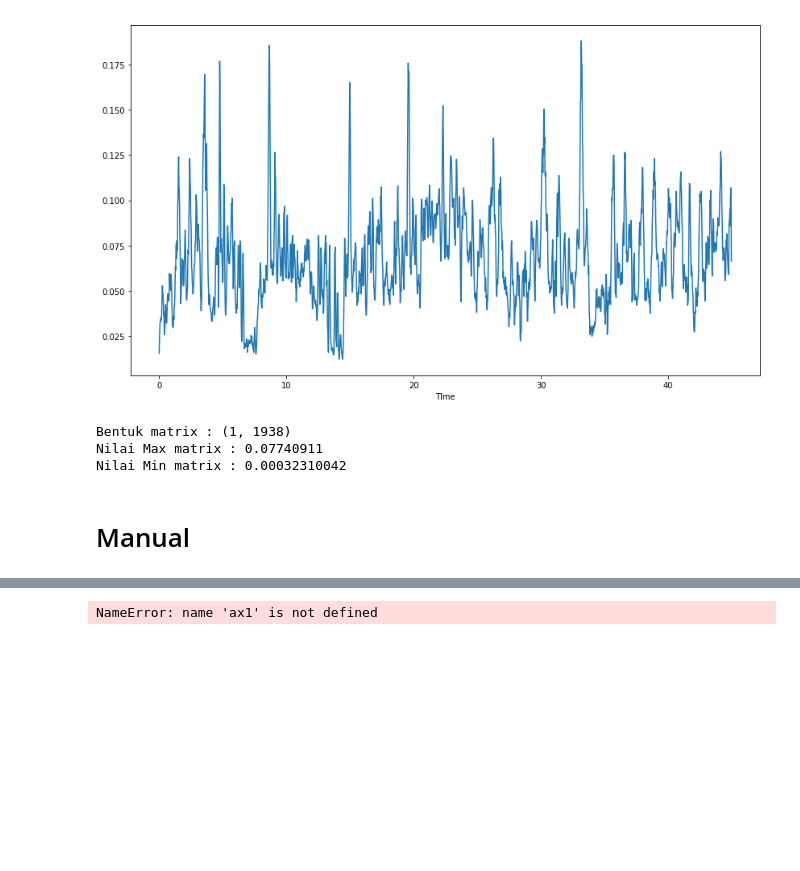
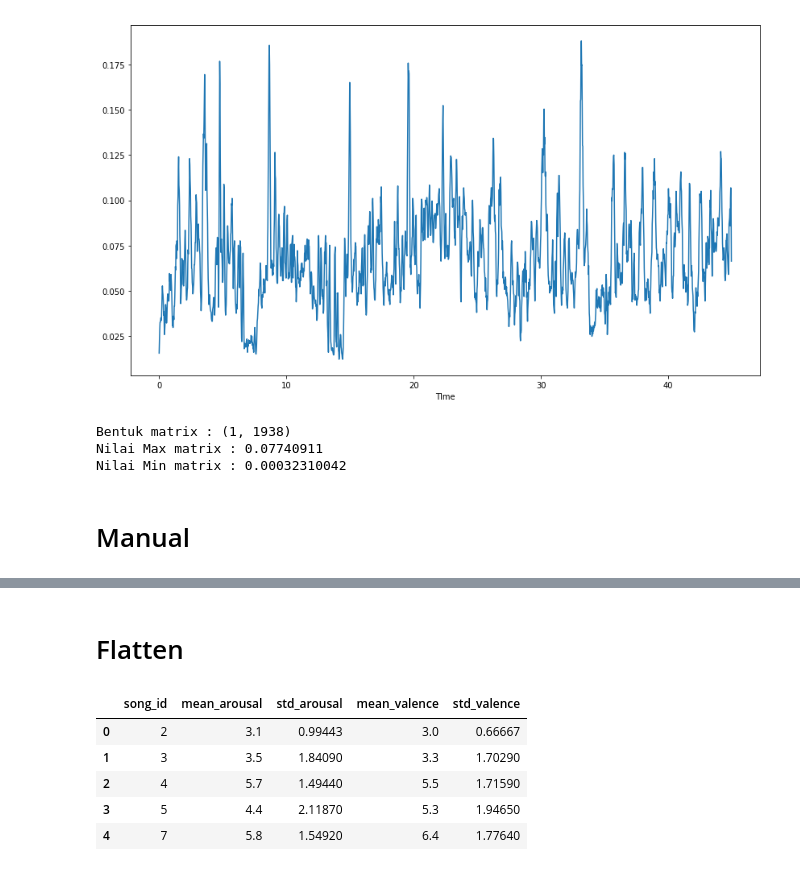
Before and after one commit to TegarSU/AsikYesAjigile, a Jupyter notebook: TryFeature.ipynb, the cells around one changed output, grey strips where cells are left out. Drawn from its saved outputs; the diff is of its cells as text; code cells hidden in the pictures; blank space fills up the shorter version.

```diff
--- a/TryFeature.ipynb
+++ b/TryFeature.ipynb
@@ -342,8 +323,24 @@ filter_banks = 20 * numpy.log10(filter_banks)  # dB
 # %%
-plt.figure(figsize=(14, 8))
+# plt.figure(figsize=(14, 8))
 
-# plt.ylabel('Hz')
-# plt.xlabel('TIme')
-specgram(filter_banks)
+# # plt.ylabel('Hz')
+# # plt.xlabel('TIme')
+# specgram(filter_banks)
-# %% [output]
-NameError: name 'ax1' is not defined
+# %% [markdown]
+# Flatten
+# %%
+anno = pd.read_csv(path_info + "/static_annotations.csv")
+anno_id = anno["song_id"]
+anno_a = anno["mean_arousal"]
+# # print(anno_id.to_string(index=False))
+# # # print("\n")
+# # print(anno_a.to_string(index=False))
+# # # anno_id
+anno.head()
+# %% [output]
+|  | song_id | mean_arousal | std_arousal | mean_valence | std_valence |
+| 0 | 2 | 3.1 | 0.99443 | 3.0 | 0.66667 |
+| 1 | 3 | 3.5 | 1.84090 | 3.3 | 1.70290 |
+| 2 | 4 | 5.7 | 1.49440 | 5.5 | 1.71590 |
+| 3 | 5 | 4.4 | 2.11870 | 5.3 | 1.94650 |
+| 4 | 7 | 5.8 | 1.54920 | 6.4 | 1.77640 |
```
Also changed, not shown: parts of 21 cells of this notebook.
